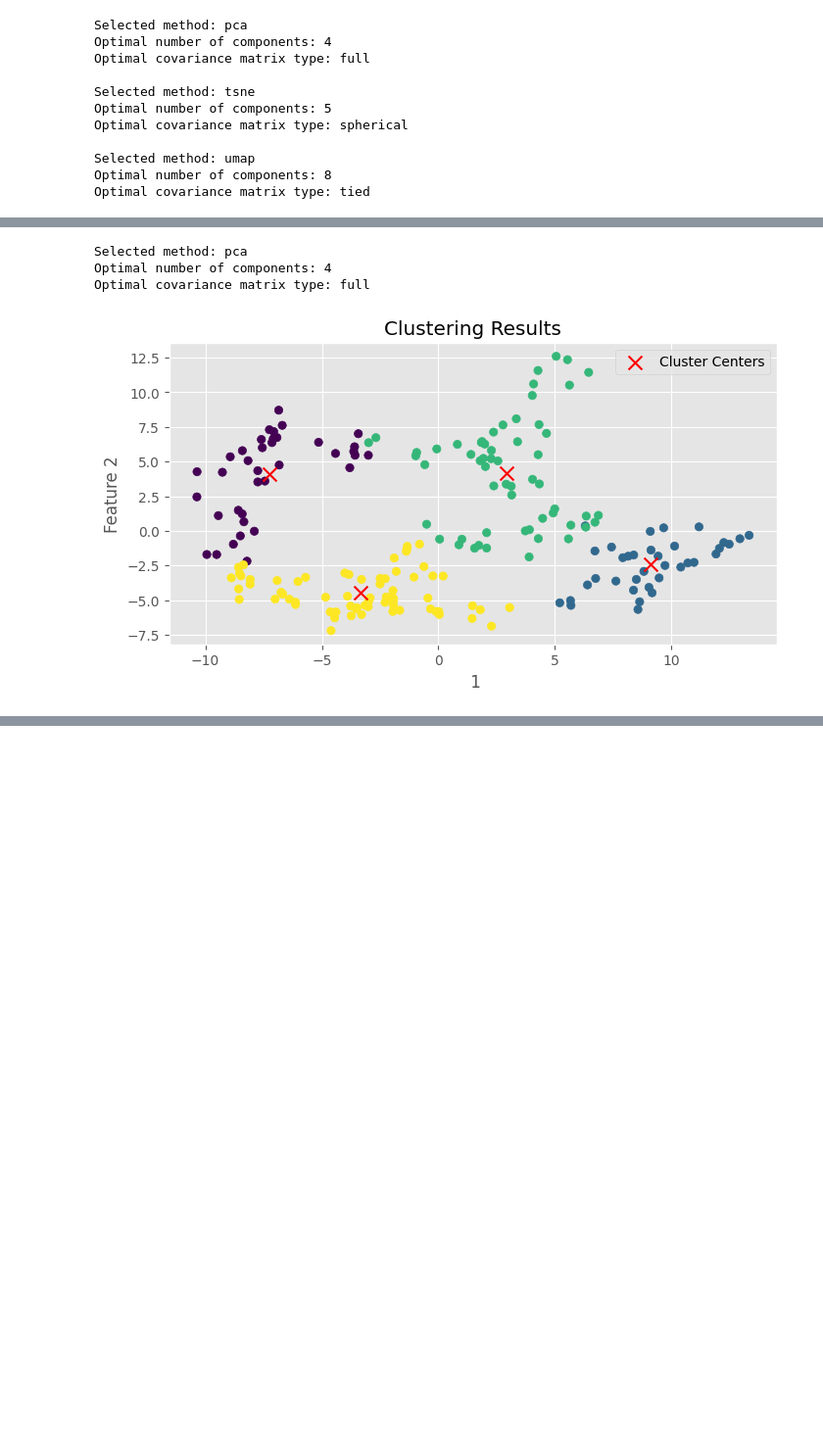
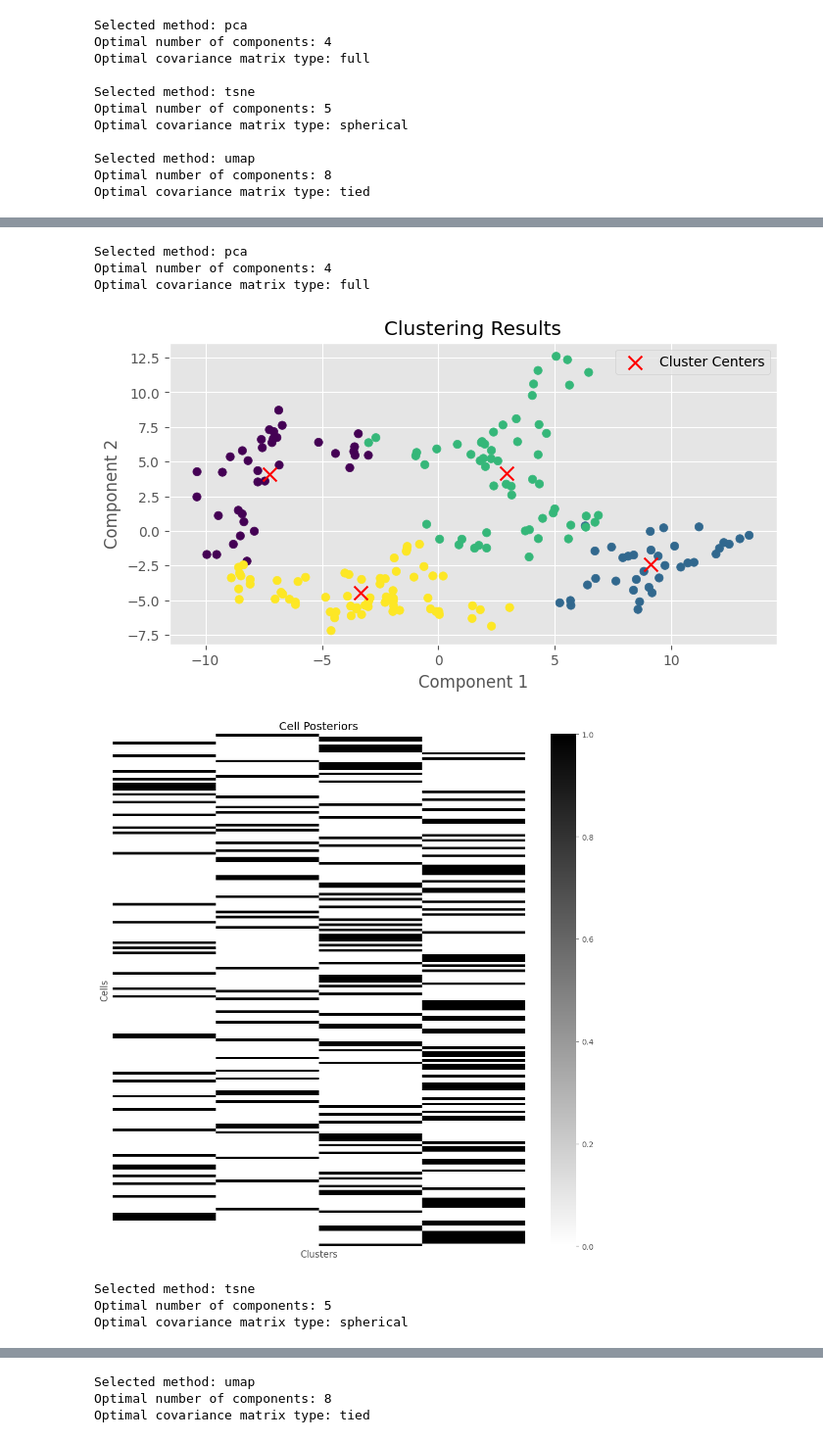
Before and after one commit to costasmexis/machinelearningcourse, a Jupyter notebook: assignment_3/Untitled.ipynb, the cells around one changed output, grey strips where cells are left out. Shown at 98% size. Cells and saved outputs as stored; diff of their text form; code cells hidden in the pictures; blank space fills up the shorter version.

```diff
--- a/assignment_3/Untitled.ipynb
+++ b/assignment_3/Untitled.ipynb
@@ -157,10 +149,12 @@ class ClassForAssignment_3:
     # ********* VISUALIZATION ****************
     def visualization_clusters(self):
         #Plot the clustering results
-        plt.scatter(self.X[:, 0], self.X[:, 1], c=self.clusters, cmap='viridis')
-        plt.scatter(self.model.means_[:, 0], self.model.means_[:, 1], marker='x', color='red', s=100, label='Cluster Centers')
-        plt.xlabel(' 1')
-        plt.ylabel('Feature 2')
+        plt.scatter(self.X[:, 0], self.X[:, 1], c=self.clusters,
+                    cmap='viridis')
+        plt.scatter(self.model.means_[:, 0], self.model.means_[:, 1],
+                    marker='x', color='red', s=100, label='Cluster Centers')
+        plt.xlabel('Component 1')
+        plt.ylabel('Component 2')
         plt.title('Clustering Results')
         plt.legend()
         plt.show()
@@ -168,6 +162,6 @@ class ClassForAssignment_3:
     def visualization_cell_posteriors(self):
         sns.heatmap(self.posterior_probs, cmap='YlGnBu', cbar=True)
         plt.xlabel('Clusters')
-        plt.yabel('Cell')
+        plt.ylabel('Cell')
         plt.title('Cell Posteriors')
         plt.show()
@@ -218,11 +366,14 @@ Optimal covariance matrix type: tied
-# %%
-X = dataset.data_pca
-dataset.gaussianmixture(method='pca')
-# %% [output]
-Selected method: pca
-Optimal number of components: 4
-Optimal covariance matrix type: full
 # %%
-dataset.visualization_clusters()
+for method in ['pca', 'tsne', 'umap']:
+    dataset.gaussianmixture(method=method)
+    dataset.visualization_clusters()
+    dataset.visualization_cell_posteriors()
 # %% [output]
+Selected method: pca
+Optimal number of components: 4
+Optimal covariance matrix type: full
-[figure, old version]
+[figure, new version]
+[figure, added]
+Selected method: tsne
+Optimal number of components: 5
+Optimal covariance matrix type: spherical
@@ -228,0 +382,3 @@ dataset.visualization_clusters()
+Selected method: umap
+Optimal number of components: 8
+Optimal covariance matrix type: tied
```
Also changed, not shown: parts of 12 cells of this notebook, 2 other files.
